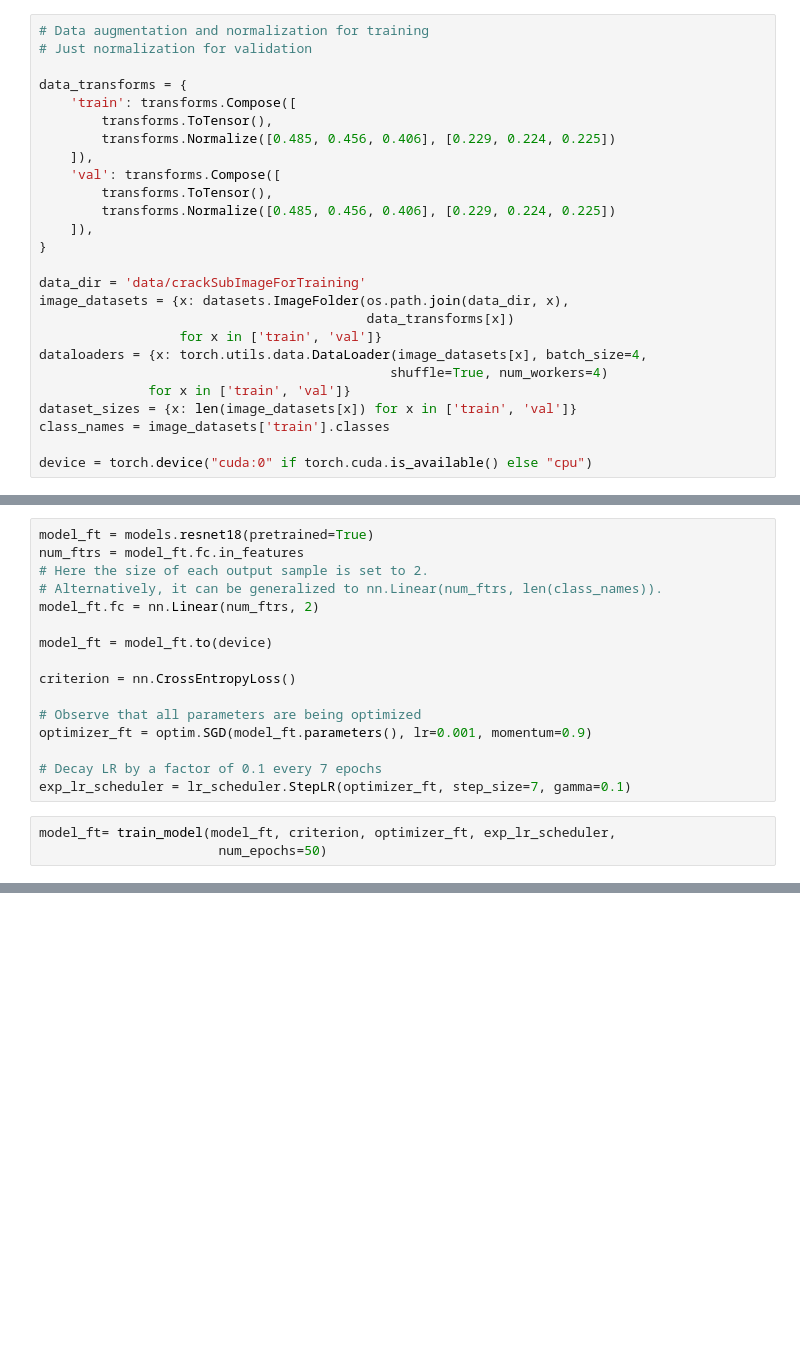
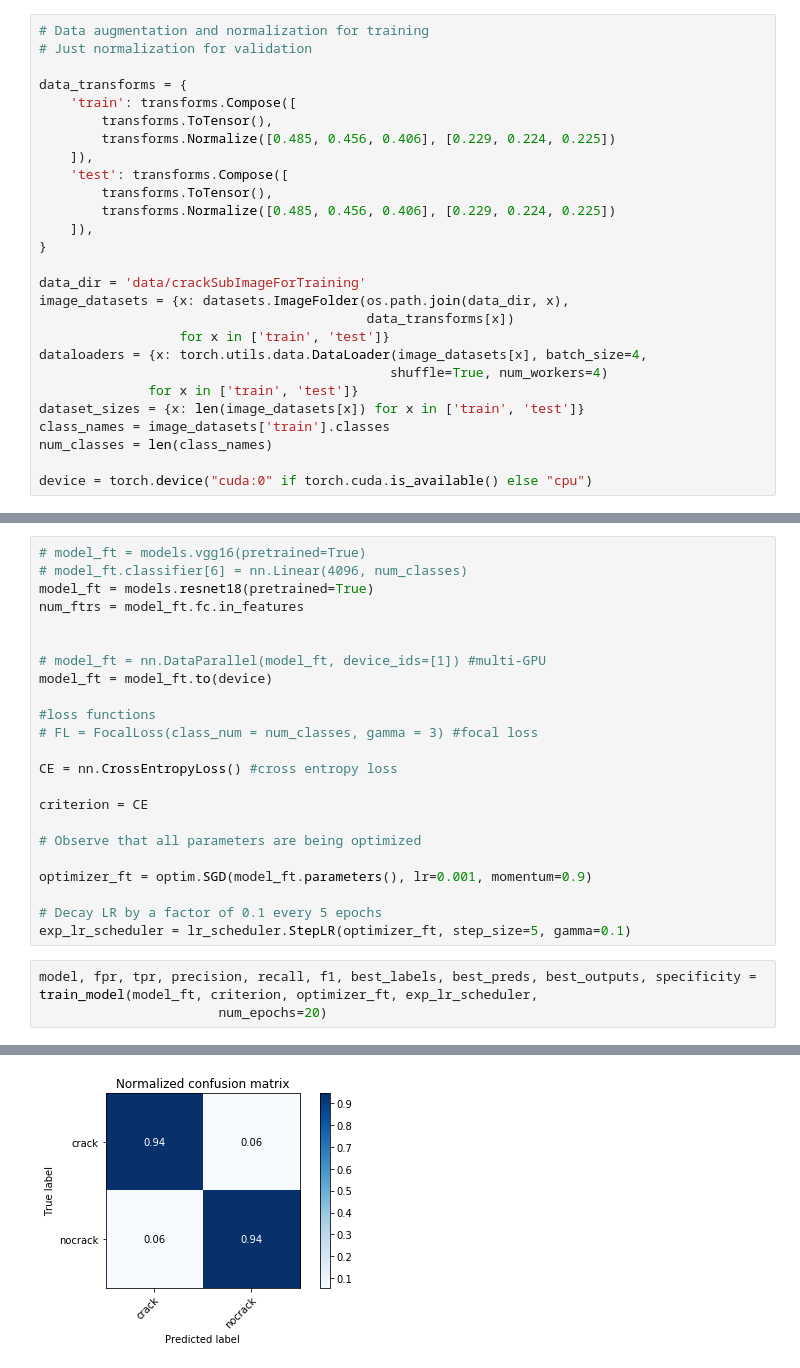
Before and after one commit to chrissyguo/deep_learning_exercises, a Jupyter notebook: Resnet_crack_classification_transferlearning.ipynb, the cells around one changed output, grey strips where cells are left out. Cells and saved outputs as stored; diff of their text form; blank space fills up the shorter version.

```diff
--- a/Resnet_crack_classification_transferlearning.ipynb
+++ b/Resnet_crack_classification_transferlearning.ipynb
@@ -32,7 +47,7 @@ data_transforms = {
         transforms.ToTensor(),
         transforms.Normalize([0.485, 0.456, 0.406], [0.229, 0.224, 0.225])
     ]),
-    'val': transforms.Compose([
+    'test': transforms.Compose([
         transforms.ToTensor(),
         transforms.Normalize([0.485, 0.456, 0.406], [0.229, 0.224, 0.225])
     ]),
@@ -41,12 +56,13 @@ data_transforms = {
 data_dir = 'data/crackSubImageForTraining'
 image_datasets = {x: datasets.ImageFolder(os.path.join(data_dir, x),
                                           data_transforms[x])
-                  for x in ['train', 'val']}
+                  for x in ['train', 'test']}
 dataloaders = {x: torch.utils.data.DataLoader(image_datasets[x], batch_size=4,
                                              shuffle=True, num_workers=4)
-              for x in ['train', 'val']}
-dataset_sizes = {x: len(image_datasets[x]) for x in ['train', 'val']}
+              for x in ['train', 'test']}
+dataset_sizes = {x: len(image_datasets[x]) for x in ['train', 'test']}
 class_names = image_datasets['train'].classes
+num_classes = len(class_names)
 
 device = torch.device("cuda:0" if torch.cuda.is_available() else "cpu")
 # %%
@@ -189,22 +234,29 @@ def visualize_model(model, num_images=6):
                     return
         model.train(mode=was_training)
 # %%
+# model_ft = models.vgg16(pretrained=True)
+# model_ft.classifier[6] = nn.Linear(4096, num_classes)
 model_ft = models.resnet18(pretrained=True)
 num_ftrs = model_ft.fc.in_features
-# Here the size of each output sample is set to 2.
-# Alternatively, it can be generalized to nn.Linear(num_ftrs, len(class_names)).
-model_ft.fc = nn.Linear(num_ftrs, 2)
 
+
+# model_ft = nn.DataParallel(model_ft, device_ids=[1]) #multi-GPU
 model_ft = model_ft.to(device)
 
-criterion = nn.CrossEntropyLoss()
+#loss functions
+# FL = FocalLoss(class_num = num_classes, gamma = 3) #focal loss
+
+CE = nn.CrossEntropyLoss() #cross entropy loss
+
+criterion = CE
 
 # Observe that all parameters are being optimized
+
 optimizer_ft = optim.SGD(model_ft.parameters(), lr=0.001, momentum=0.9)
 
-# Decay LR by a factor of 0.1 every 7 epochs
-exp_lr_scheduler = lr_scheduler.StepLR(optimizer_ft, step_size=7, gamma=0.1)
+# Decay LR by a factor of 0.1 every 5 epochs
+exp_lr_scheduler = lr_scheduler.StepLR(optimizer_ft, step_size=5, gamma=0.1)
 # %%
-model_ft= train_model(model_ft, criterion, optimizer_ft, exp_lr_scheduler,
-                       num_epochs=50)
+model, fpr, tpr, precision, recall, f1, best_labels, best_preds, best_outputs, specificity = train_model(model_ft, criterion, optimizer_ft, exp_lr_scheduler,
+                       num_epochs=20)
 # %% [output]
@@ -228,2 +281,3 @@ Best val Acc: 0.940243
+[figure, added]
 # %%
 visualize_model(model_ft)
```
Also changed, not shown: parts of 7 cells of this notebook.
